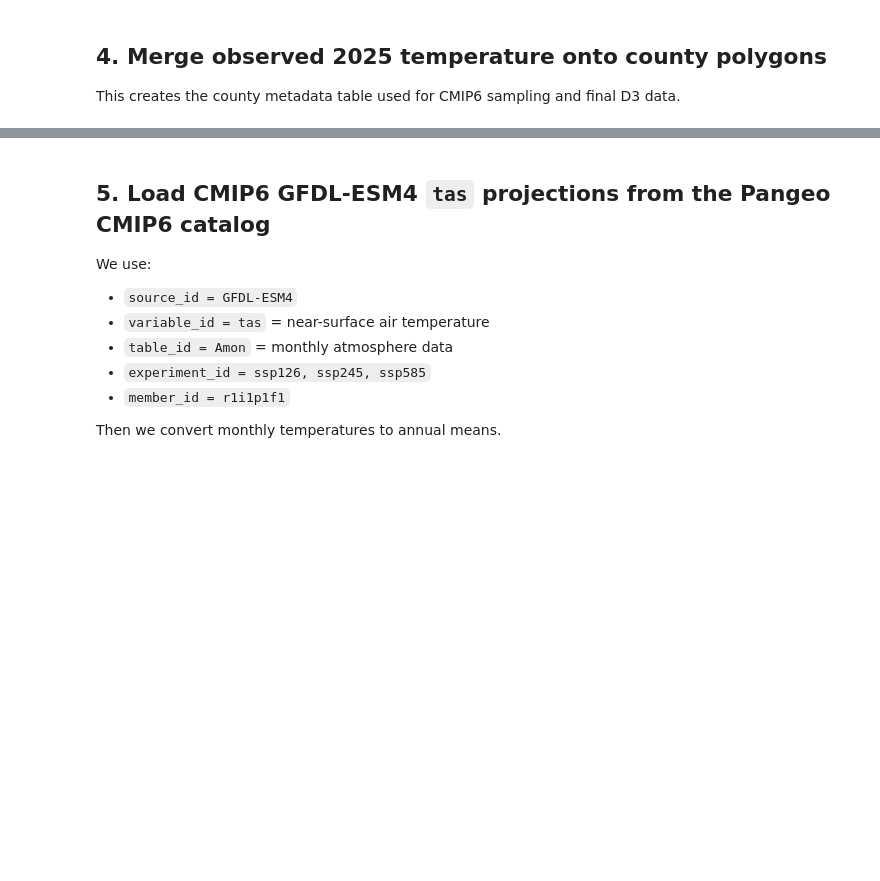
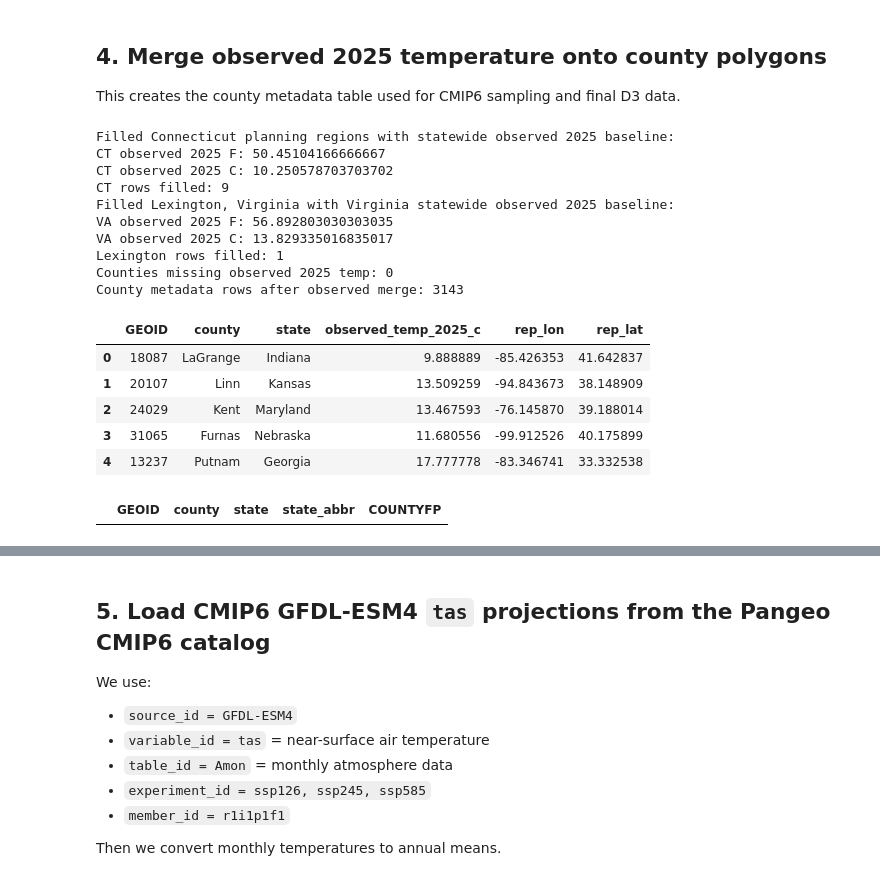
Before and after one commit to huiyuyie/interactive_visualization, a Jupyter notebook: data/project3_observed2025_cmip6_2026_2036_colab.ipynb, the cells around one changed output, grey strips where cells are left out. Drawn from its saved outputs; the diff is of its cells as text; code cells hidden in the pictures; blank space fills up the shorter version.

```diff
--- a/data/project3_observed2025_cmip6_2026_2036_colab.ipynb
+++ b/data/project3_observed2025_cmip6_2026_2036_colab.ipynb
@@ -250,30 +274,107 @@ county_meta = counties[
     [
         "GEOID", "STATEFP", "COUNTYFP", "county", "state", "state_abbr", "ALAND", "geometry"
     ]
 ].copy()
 
 county_meta = county_meta.merge(
     obs_2025_clean,
     left_on=["state", "COUNTYFP"],
     right_on=["state", "county_fp"],
     how="left"
 )
+
+# Connecticut uses newer county-equivalent planning regions in the GeoJSON,
+# while NOAA nClimDiv uses older county FIPS codes.
+# Since these systems do not match one-to-one, fill Connecticut planning regions
+# with the statewide 2025 observed average temperature as a baseline.
+ct_state_obs_f = obs_2025_clean.loc[
+    obs_2025_clean["state"].eq("Connecticut"),
+    "observed_temp_2025_f"
+].mean()
+
+ct_state_obs_c = obs_2025_clean.loc[
+    obs_2025_clean["state"].eq("Connecticut"),
+    "observed_temp_2025_c"
+].mean()
+
+ct_missing_mask = (
+    county_meta["state"].eq("Connecticut")
+    & county_meta["observed_temp_2025_c"].isna()
+)
+
+county_meta.loc[ct_missing_mask, "observed_temp_2025_f"] = ct_state_obs_f
+county_meta.loc[ct_missing_mask, "observed_temp_2025_c"] = ct_state_obs_c
+
+print("Filled Connecticut planning regions with statewide observed 2025 baseline:")
+print("CT observed 2025 F:", ct_state_obs_f)
+print("CT observed 2025 C:", ct_state_obs_c)
+print("CT rows filled:", ct_missing_mask.sum())
+
+# Lexington, Virginia is an independent-city/county-equivalent area
+# that does not directly match a NOAA nClimDiv county record.
+# Fill it with the Virginia statewide 2025 observed average baseline.
+va_state_obs_f = obs_2025_clean.loc[
+    obs_2025_clean["state"].eq("Virginia"),
+    "observed_temp_2025_f"
+].mean()
+
+va_state_obs_c = obs_2025_clean.loc[
+    obs_2025_clean["state"].eq("Virginia"),
+    "observed_temp_2025_c"
+].mean()
+
+lexington_mask = (
+    county_meta["state"].eq("Virginia")
+    & county_meta["county"].eq("Lexington")
+    & county_meta["observed_temp_2025_c"].isna()
+)
+
+county_meta.loc[lexington_mask, "observed_temp_2025_f"] = va_state_obs_f
+county_meta.loc[lexington_mask, "observed_temp_2025_c"] = va_state_obs_c
+
+print("Filled Lexington, Virginia with Virginia statewide observed 2025 baseline:")
+print("VA observed 2025 F:", va_state_obs_f)
+print("VA observed 2025 C:", va_state_obs_c)
+print("Lexington rows filled:", lexington_mask.sum())
 
 missing_obs = county_meta[county_meta["observed_temp_2025_c"].isna()]
 print("Counties missing observed 2025 temp:", len(missing_obs))
 
 if len(missing_obs) > 0:
     display(missing_obs[["GEOID", "county", "state", "state_abbr", "COUNTYFP"]].head(20))
 
 # For safety, drop counties that cannot be matched.
 # Ideally this should be 0 or very small.
 county_meta = county_meta.dropna(subset=["observed_temp_2025_c"]).copy()
 
 # Representative point is safer than centroid because it stays inside the polygon.
 # This is used to assign each county to the nearest CMIP6 model grid cell.
 rep_points = county_meta.geometry.representative_point()
 county_meta["rep_lon"] = rep_points.x
 county_meta["rep_lat"] = rep_points.y
 
 print("County metadata rows after observed merge:", len(county_meta))
 county_meta[["GEOID", "county", "state", "observed_temp_2025_c", "rep_lon", "rep_lat"]].head()
+# %% [output]
+Filled Connecticut planning regions with statewide observed 2025 baseline:
+CT observed 2025 F: 50.45104166666667
+CT observed 2025 C: 10.250578703703702
+CT rows filled: 9
+Filled Lexington, Virginia with Virginia statewide observed 2025 baseline:
+VA observed 2025 F: 56.892803030303035
+VA observed 2025 C: 13.829335016835017
+Lexington rows filled: 1
+Counties missing observed 2025 temp: 0
+County metadata rows after observed merge: 3143
+|  | GEOID | county | state | observed_temp_2025_c | rep_lon | rep_lat |
+| 0 | 18087 | LaGrange | Indiana | 9.888889 | -85.426353 | 41.642837 |
+| 1 | 20107 | Linn | Kansas | 13.509259 | -94.843673 | 38.148909 |
+| 2 | 24029 | Kent | Maryland | 13.467593 | -76.145870 | 39.188014 |
+| 3 | 31065 | Furnas | Nebraska | 11.680556 | -99.912526 | 40.175899 |
+| 4 | 13237 | Putnam | Georgia | 17.777778 | -83.346741 | 33.332538 |
+# %%
+missing_obs[missing_obs["state"].eq("Connecticut")][
+    ["GEOID", "county", "state", "state_abbr", "COUNTYFP"]
+]
+# %% [output]
+|  | GEOID | county | state | state_abbr | COUNTYFP |
```
Also changed, not shown: parts of 15 cells of this notebook.
